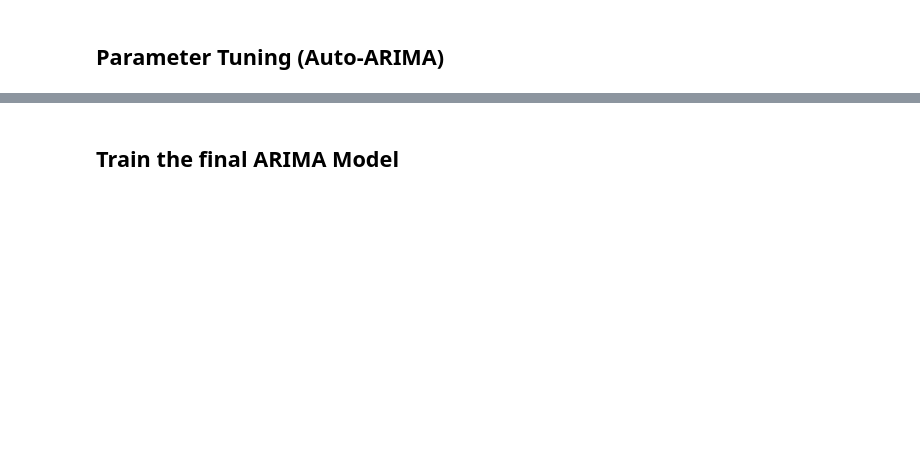
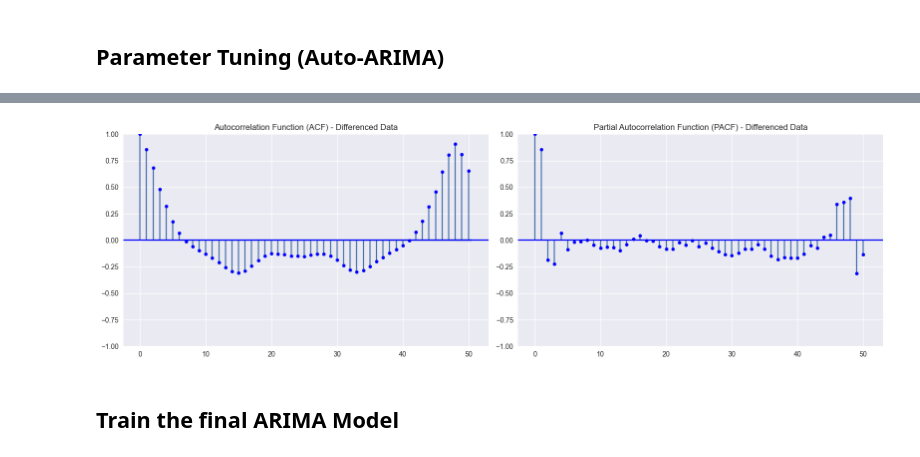
Before and after one commit to 4riell4/energy-consumption-forecasting, a Jupyter notebook: models/arima/arima_baseline.ipynb, the cells around one changed output, grey strips where cells are left out. Cells and saved outputs as stored; diff of their text form; code cells hidden in the pictures; blank space fills up the shorter version.

```diff
--- a/models/arima/arima_baseline.ipynb
+++ b/models/arima/arima_baseline.ipynb
@@ -116,3 +114,15 @@ Warnings:
+# %%
+# Apply the first-order differencing (d=1) that Auto-ARIMA selected
+train_diff = train['demand'].diff().dropna()
+
+# Plot ACF and PACF
+fig, axes = plt.subplots(1, 2, figsize=(16, 5))
+plot_acf(train_diff, lags=50, ax=axes[0], title="Autocorrelation Function (ACF) - Differenced Data", color='blue')
+plot_pacf(train_diff, lags=50, ax=axes[1], title="Partial Autocorrelation Function (PACF) - Differenced Data", color='blue')
+plt.tight_layout()
+plt.show()
+# %% [output]
+[figure, added]
 # %% [markdown]
 ## Train the final ARIMA Model
 # %%
```
Also changed, not shown: parts of 11 cells of this notebook, 6 other files.
